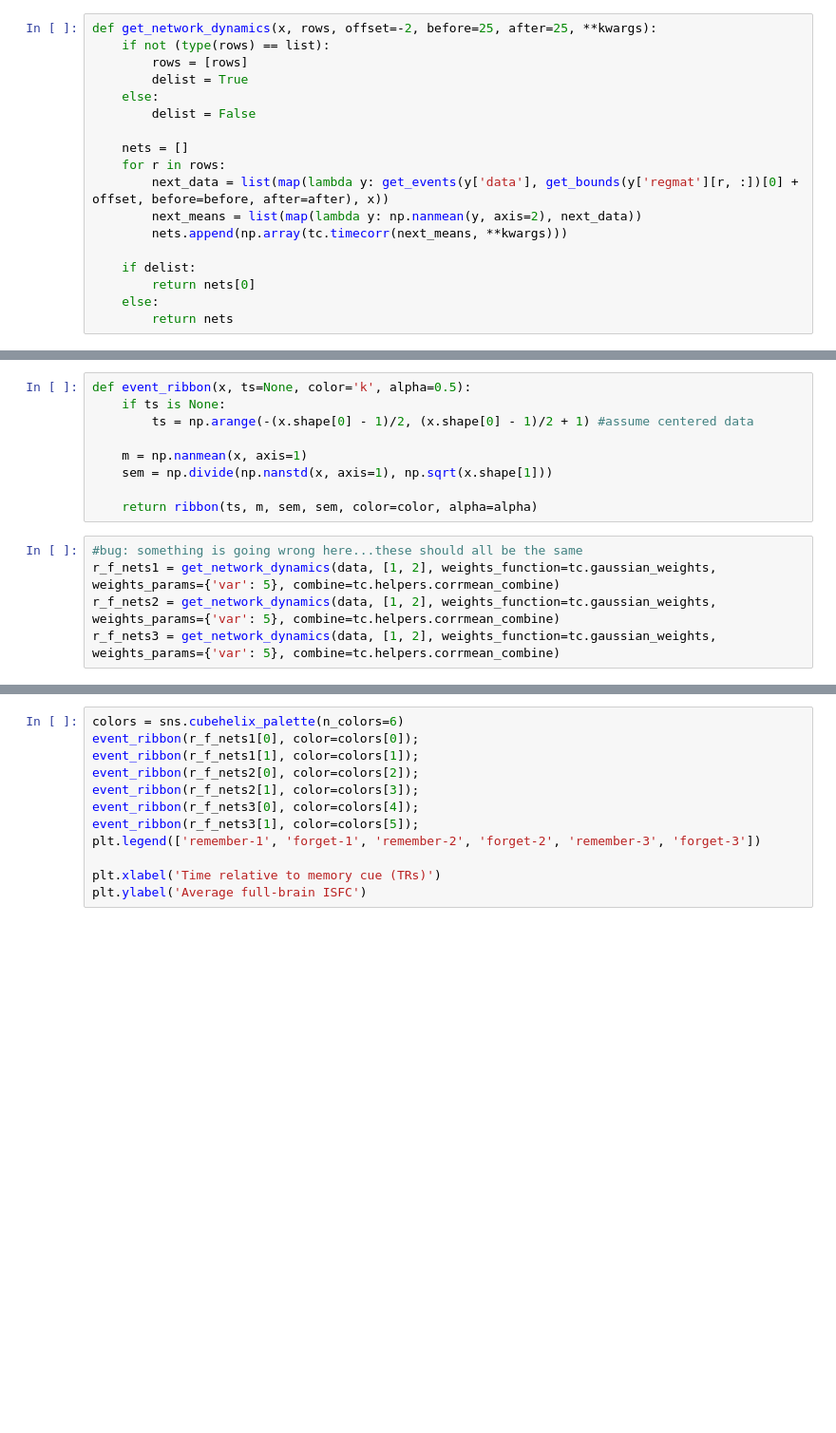
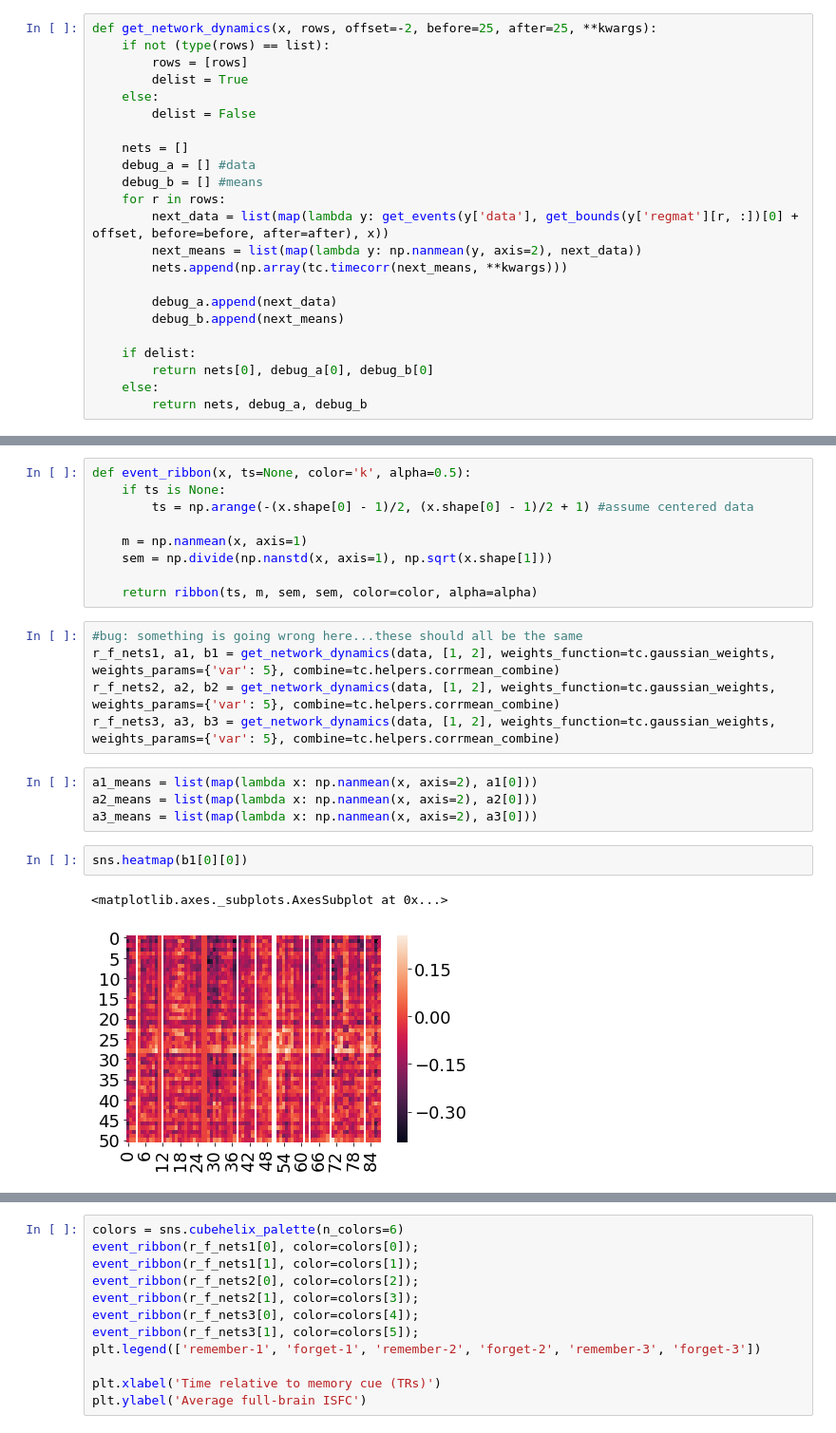
Before and after one commit to ContextLab/directed-forgetting-network-dynamics, a Jupyter notebook: code/network_analyses.ipynb, the cells around one changed output, grey strips where cells are left out. Shown at 95% size. Drawn from its saved outputs; the diff is of its cells as text; blank space fills up the shorter version.

Commit message:
debugging crazy numpy behavior

```diff
--- a/code/network_analyses.ipynb
+++ b/code/network_analyses.ipynb
@@ -167,15 +167,20 @@ def get_network_dynamics(x, rows, offset=-2, before=25, after=25, **kwargs):
         delist = False
 
     nets = []
+    debug_a = [] #data
+    debug_b = [] #means
     for r in rows:
         next_data = list(map(lambda y: get_events(y['data'], get_bounds(y['regmat'][r, :])[0] + offset, before=before, after=after), x))
         next_means = list(map(lambda y: np.nanmean(y, axis=2), next_data))
         nets.append(np.array(tc.timecorr(next_means, **kwargs)))
 
+        debug_a.append(next_data)
+        debug_b.append(next_means)
+
     if delist:
-        return nets[0]
+        return nets[0], debug_a[0], debug_b[0]
     else:
-        return nets
+        return nets, debug_a, debug_b
 # %%
 # credit: https://stackoverflow.com/questions/47004506/check-if-a-numpy-array-is-sorted
 @numba.jit
@@ -204,6 +209,15 @@ def event_ribbon(x, ts=None, color='k', alpha=0.5):
     return ribbon(ts, m, sem, sem, color=color, alpha=alpha)
 # %%
 #bug: something is going wrong here...these should all be the same
-r_f_nets1 = get_network_dynamics(data, [1, 2], weights_function=tc.gaussian_weights, weights_params={'var': 5}, combine=tc.helpers.corrmean_combine)
-r_f_nets2 = get_network_dynamics(data, [1, 2], weights_function=tc.gaussian_weights, weights_params={'var': 5}, combine=tc.helpers.corrmean_combine)
-r_f_nets3 = get_network_dynamics(data, [1, 2], weights_function=tc.gaussian_weights, weights_params={'var': 5}, combine=tc.helpers.corrmean_combine)
+r_f_nets1, a1, b1 = get_network_dynamics(data, [1, 2], weights_function=tc.gaussian_weights, weights_params={'var': 5}, combine=tc.helpers.corrmean_combine)
+r_f_nets2, a2, b2 = get_network_dynamics(data, [1, 2], weights_function=tc.gaussian_weights, weights_params={'var': 5}, combine=tc.helpers.corrmean_combine)
+r_f_nets3, a3, b3 = get_network_dynamics(data, [1, 2], weights_function=tc.gaussian_weights, weights_params={'var': 5}, combine=tc.helpers.corrmean_combine)
+# %%
+a1_means = list(map(lambda x: np.nanmean(x, axis=2), a1[0]))
+a2_means = list(map(lambda x: np.nanmean(x, axis=2), a2[0]))
+a3_means = list(map(lambda x: np.nanmean(x, axis=2), a3[0]))
+# %%
+sns.heatmap(b1[0][0])
+# %% [output]
+<matplotlib.axes._subplots.AxesSubplot at 0x...>
+[figure, added]
```
Also changed, not shown: parts of 4 cells of this notebook.
